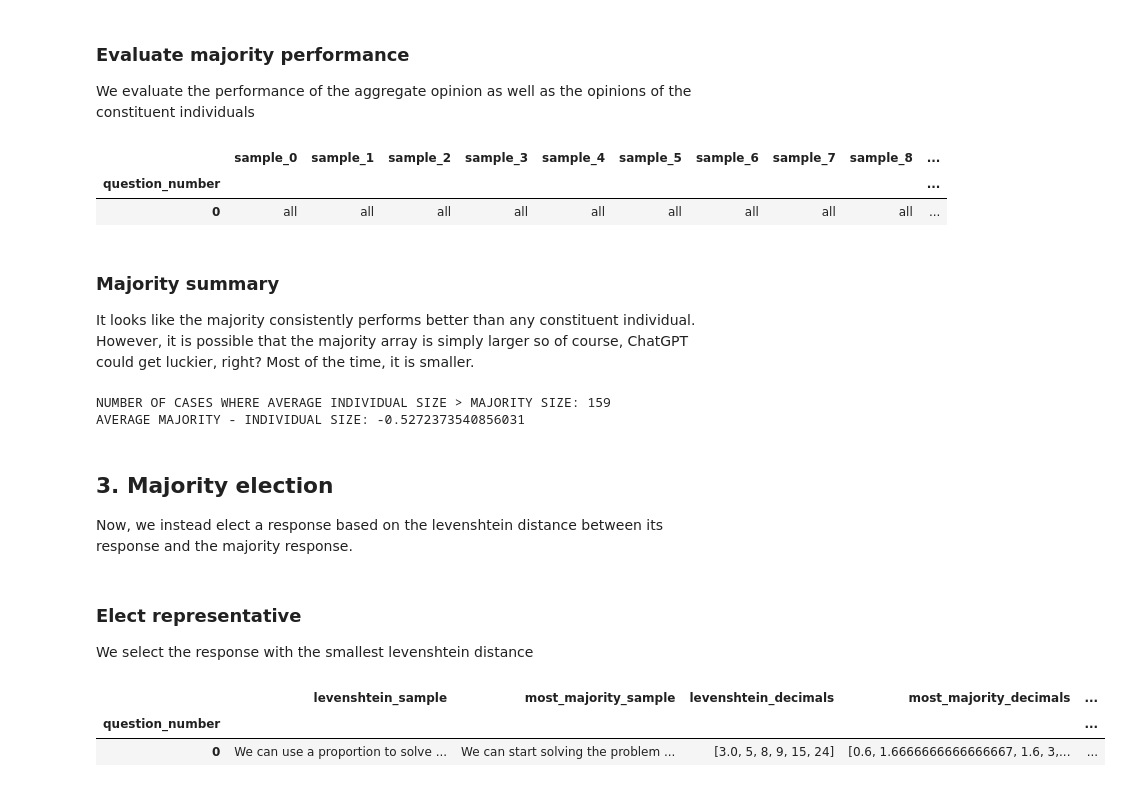
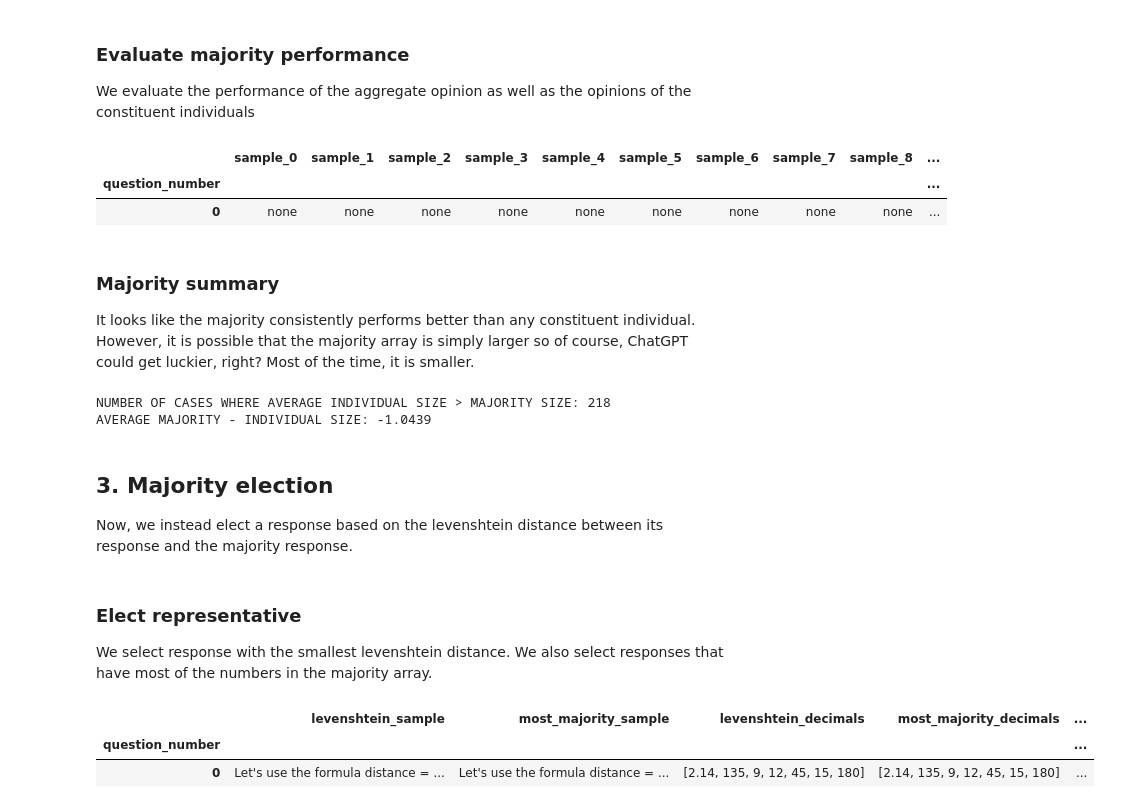
Before and after one commit to hwelsters/wisdom-of-crowd-llm, a Jupyter notebook: wisdom_of_crowds.ipynb, the cells around one changed output. Saved outputs shown, nothing was run; the diff lists cells and outputs as text; code cells hidden in the pictures.

```diff
--- a/wisdom_of_crowds.ipynb
+++ b/wisdom_of_crowds.ipynb
@@ -147,11 +147,11 @@ def select_majority(row, cutoff):
 
     ret = []
     for key, value in majority_map.items():
-        if value >= cutoff:
+        if value > cutoff:
             ret.append(key)
     return ret
 
-decimals['majority'] = decimals.apply(lambda row : select_majority(row, N_JOBS // 2), axis=1)
+decimals['majority'] = decimals.apply(lambda row : select_majority(row, N_JOBS / 2), axis=1)
 decimals.head(1)
 # %% [output]
 |  | sample_0 | sample_1 | sample_2 | sample_3 | sample_4 | sample_5 | sample_6 | sample_7 | sample_8 | ... |
@@ -182,7 +182,7 @@ is_correct.head(1)
 # %% [output]
 |  | sample_0 | sample_1 | sample_2 | sample_3 | sample_4 | sample_5 | sample_6 | sample_7 | sample_8 | ... |
 | question_number |  |  |  |  |  |  |  |  |  | ... |
-| 0 | all | all | all | all | all | all | all | all | all | ... |
+| 0 | none | none | none | none | none | none | none | none | none | ... |
 # %%
 value_cnt = pandas.DataFrame(is_correct[f'sample_0'].value_counts())
 for i in range(1, N_JOBS):
@@ -207,8 +207,8 @@ len_diff['len_difference'] = decimals.apply(lambda row : len_difference(row, 'ma
 print('NUMBER OF CASES WHERE AVERAGE INDIVIDUAL SIZE > MAJORITY SIZE:', len(len_diff[len_diff['len_difference'] > 0]))
 print('AVERAGE MAJORITY - INDIVIDUAL SIZE:', len_diff['len_difference'].sum()/len(len_diff))
 # %% [output]
-NUMBER OF CASES WHERE AVERAGE INDIVIDUAL SIZE > MAJORITY SIZE: 159
-AVERAGE MAJORITY - INDIVIDUAL SIZE: -0.5272373540856031
+NUMBER OF CASES WHERE AVERAGE INDIVIDUAL SIZE > MAJORITY SIZE: 218
+AVERAGE MAJORITY - INDIVIDUAL SIZE: -1.0439
 # %% [markdown]
 ## **3. Majority election**
 Now, we instead elect a response based on the levenshtein distance between its response and the majority response.
@@ -219,16 +219,22 @@ def levenshtein_helper(initial, target):
     if initial[0] == target[0]: return levenshtein_helper(initial[1:], target[1:])
     return 1 + min(levenshtein_helper(initial[1:], target), levenshtein_helper(initial, target[1:]), levenshtein_helper(initial[1:], target[1:]))
 
+# Pick the one with the smallest levenshtein distance
 def levenshtein_distance(initial, target):
     initial.sort()
     target.sort()
     return levenshtein_helper(initial=initial, target=target)
 
+# Pick the one with the most majority elements
 def most_majority(initial, target):
-    return 100 - len(set(initial).intersection(set(target)))
+    return -len(set(initial).intersection(set(target)))
+
+# Pick the largest array
+def max_size(initial, target):
+    return -len(initial)
 # %% [markdown]
 ### **Elect representative**
-We select the response with the smallest levenshtein distance
+We select response with the smallest levenshtein distance. We also select responses that have most of the numbers in the majority array.
 # %%
 def select_representative(row):
     min_val = float('inf')
@@ -245,25 +251,32 @@ for i in range(N_JOBS):
 distance['levenshtein_representative'] = distance.apply(lambda row: select_representative(row), axis=1)
 
 for i in range(N_JOBS):
+    distance[f'sample_{i}'] = decimals.apply(lambda row : max_size(row[f'sample_{i}'], row['lSolutions']), axis=1)
+distance['max_size_representative'] = distance.apply(lambda row: select_representative(row), axis=1)
+
+for i in range(N_JOBS):
     distance[f'sample_{i}'] = decimals.apply(lambda row : most_majority(row[f'sample_{i}'], row['lSolutions']), axis=1)
 distance['most_majority_representative'] = distance.apply(lambda row: select_representative(row), axis=1)
 # %%
 elected = responses.copy()
-elected = elected.join(distance[['levenshtein_representative', 'most_majority_representative']])
+elected = elected.join(distance[['levenshtein_representative', 'most_majority_representative', 'max_size_representative']])
 elected['levenshtein_sample'] = elected.apply(lambda row : row[row['levenshtein_representative']], axis=1)
 elected['most_majority_sample'] = elected.apply(lambda row : row[row['most_majority_representative']], axis=1)
+elected['max_size_sample'] = elected.apply(lambda row : row[row['max_size_representative']], axis=1)
 
 elected['levenshtein_decimals'] = elected['levenshtein_sample'].apply(lambda row : extract_decimals(row))
 elected['most_majority_decimals'] = elected['most_majority_sample'].apply(lambda row : extract_decimals(row))
+elected['max_size_decimals'] = elected['max_size_sample'].apply(lambda row : extract_decimals(row))
 
-elected = elected[['levenshtein_sample', 'most_majority_sample', 'levenshtein_decimals', 'most_majority_decimals', 'lSolutions']]
+elected = elected[['levenshtein_sample', 'most_majority_sample', 'levenshtein_decimals', 'most_majority_decimals', 'max_size_decimals', 'lSolutions']]
 elected['levenshtein_correct'] = elected.apply(lambda row : check_correct(row['lSolutions'], row['levenshtein_decimals'], base_transform_func), axis=1)
 elected['most_majority_correct'] = elected.apply(lambda row : check_correct(row['lSolutions'], row['most_majority_decimals'], base_transform_func), axis=1)
+elected['max_size_correct'] = elected.apply(lambda row : check_correct(row['lSolutions'], row['max_size_decimals'], base_transform_func), axis=1)
 elected.head(1)
 # %% [output]
 |  | levenshtein_sample | most_majority_sample | levenshtein_decimals | most_majority_decimals | ... |
 | question_number |  |  |  |  | ... |
-| 0 | We can use a proportion to solve ... | We can start solving the problem ... | [3.0, 5, 8, 9, 15, 24] | [0.6, 1.6666666666666667, 1.6, 3,... | ... |
+| 0 | Let's use the formula distance = ... | Let's use the formula distance = ... | [2.14, 135, 9, 12, 45, 15, 180] | [2.14, 135, 9, 12, 45, 15, 180] | ... |
 # %%
 def get_average(row):
     average = 0
```
Also changed, not shown: parts of 8 cells of this notebook.
